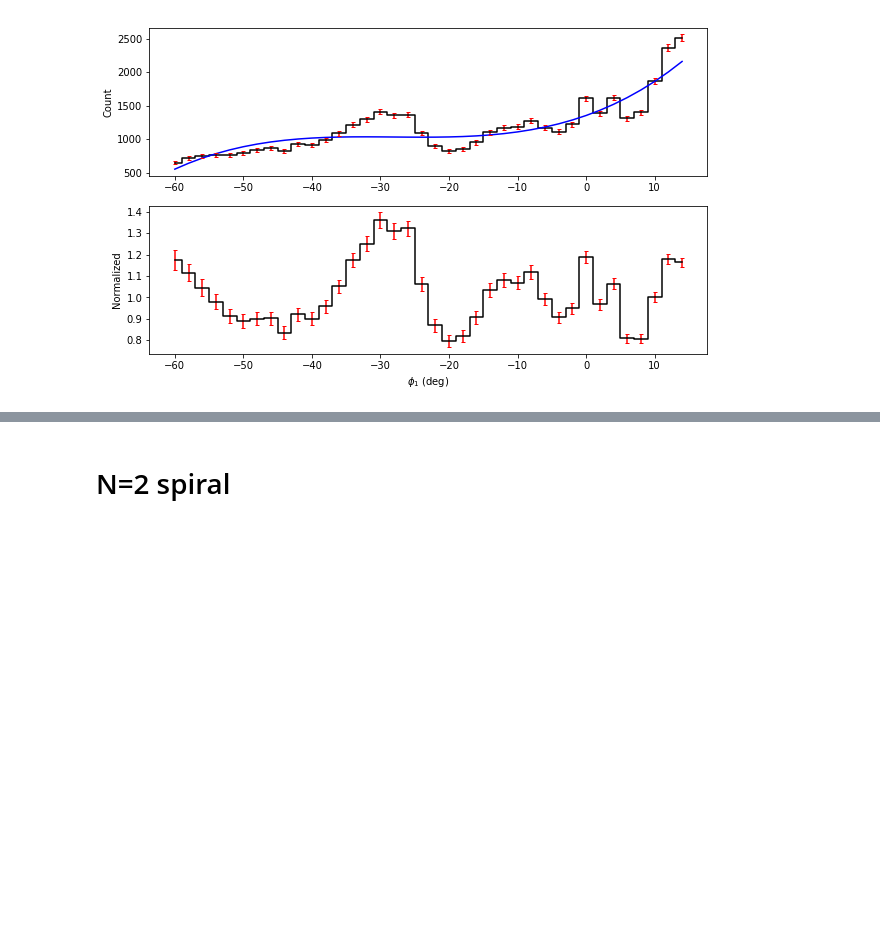
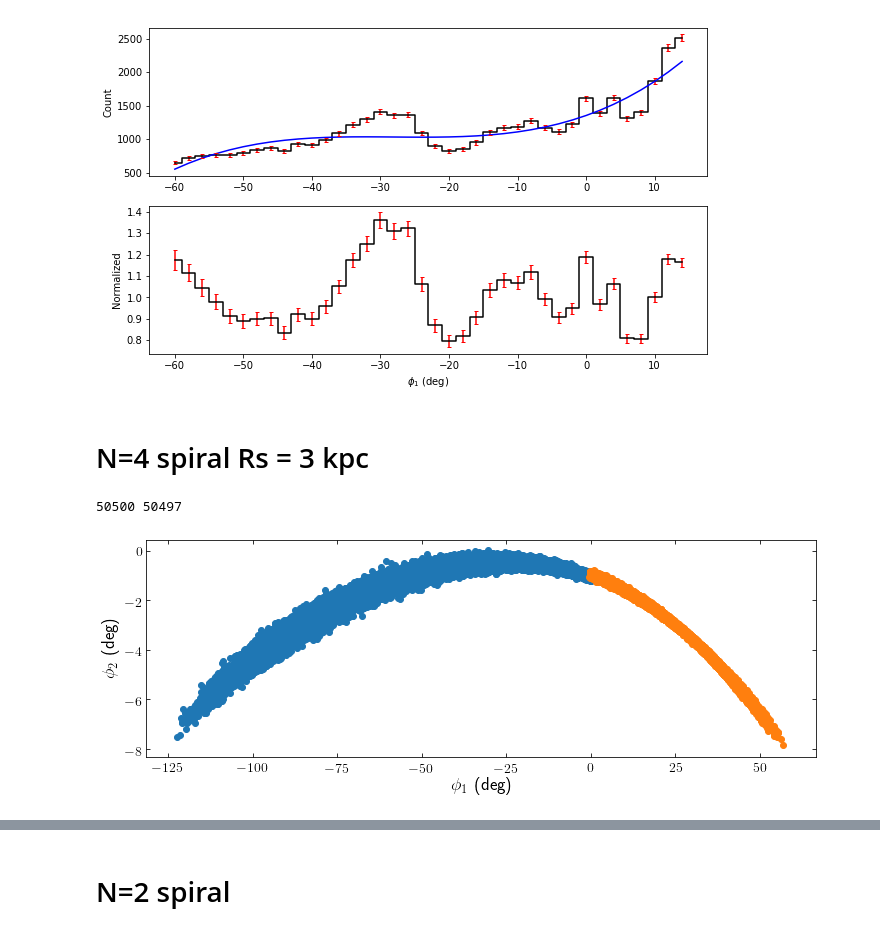
Before and after one commit to nbanik/Analyze_GD-1, a Jupyter notebook: GD1_effect_of_spiralarms.ipynb, the cells around one changed output, grey strips where cells are left out. Saved outputs shown, nothing was run; the diff lists cells and outputs as text; code cells hidden in the pictures; blank space fills up the shorter version.

```diff
--- a/GD1_effect_of_spiralarms.ipynb
+++ b/GD1_effect_of_spiralarms.ipynb
@@ -397,3 +397,18 @@ for jj in range(len(nden)):
     fo.write(str(midphi1[jj]) + "   " + str(nden[jj]) + "   " + str(nden_err[jj]) + "\n")
 
 fo.close()
+# %% [markdown]
+# N=4 spiral Rs = 3 kpc
+# %%
+phi1_l,phi2_l, phi1_t, phi2_t=process_sample(101,'GD1sampled_spiral/streamdf_FR1_N4_24p5_5Gyr_3kpcScaleLength/trailing/')
+phi1_all = include_both_arms(phi1_l,phi2_l,phi1_t,phi2_t)
+
+plt.figure(figsize=(12,4))
+plt.scatter(phi1_l,phi2_l)
+plt.scatter(phi1_t,phi2_t)
+plt.xlabel(r'$\phi_{1}$ (deg)')
+plt.ylabel(r'$\phi_{2}$ (deg)')
+plt.show()
+# %% [output]
+50500 50497
+[figure, added]
```
Also changed, not shown: parts of 3 cells of this notebook, 1 other file.
